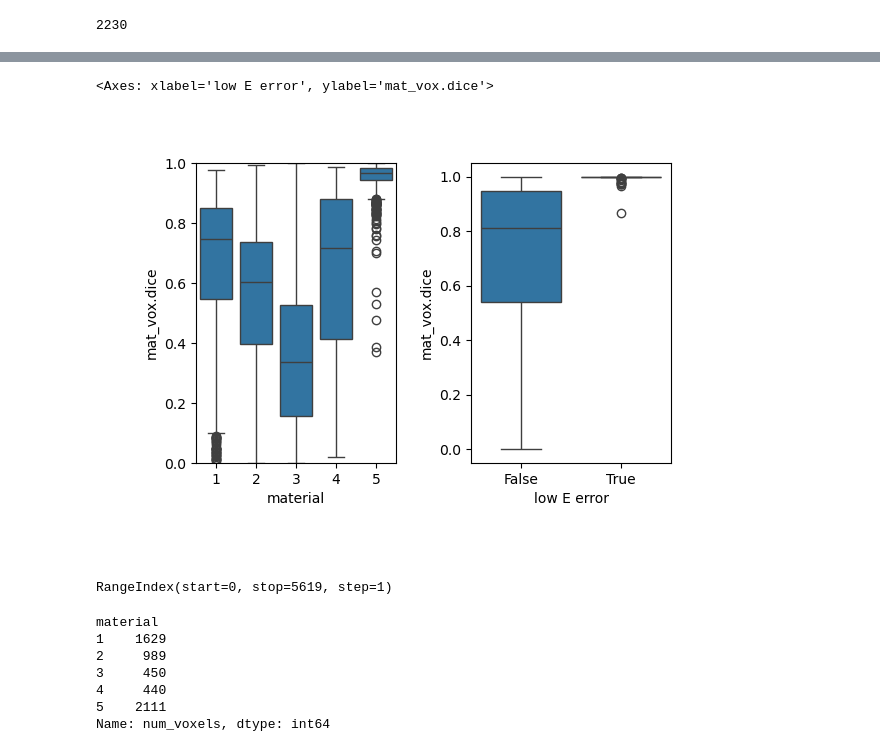
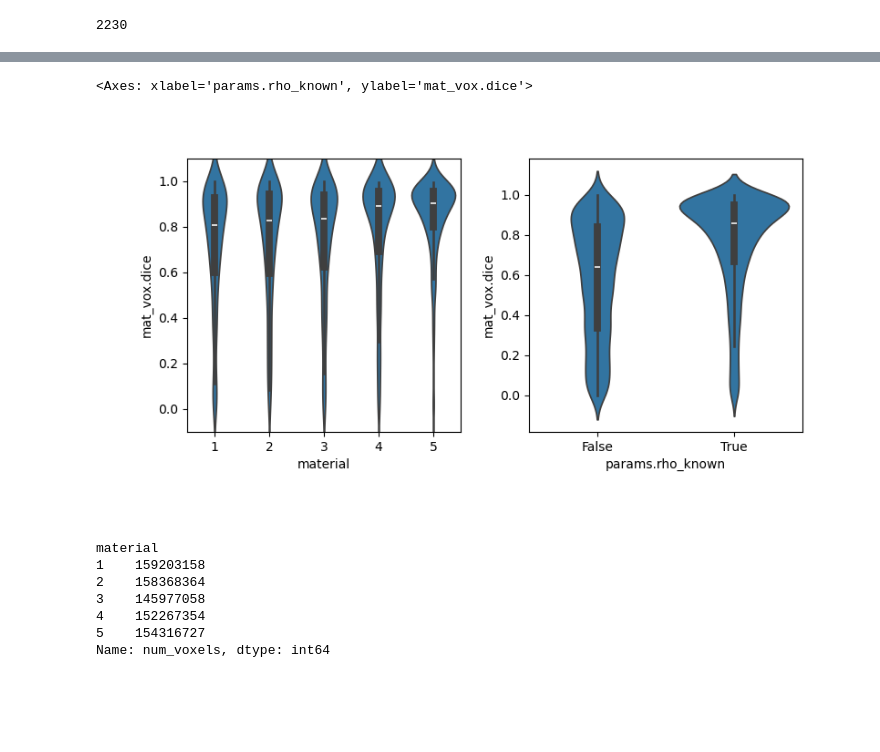
Before and after one commit to mattragoza/lung-project, a Jupyter notebook: notebooks/shapenet/21-optimize-experiment.ipynb, the cells around one changed output, grey strips where cells are left out. Saved outputs shown, nothing was run; the diff lists cells and outputs as text; code cells hidden in the pictures; blank space fills up the shorter version.

```diff
--- a/notebooks/shapenet/21-optimize-experiment.ipynb
+++ b/notebooks/shapenet/21-optimize-experiment.ipynb
@@ -13,7 +13,8 @@ ps.set_verbose(False)
 ps.set_backend('slurm')
 # %%
 #csv_path = '2025-11-02_selected.csv'
-csv_path = '/ocean/projects/asc170022p/mtragoza/lung-project/subjects.csv'
+#csv_path = '/ocean/projects/asc170022p/mtragoza/lung-project/notebooks/shapenet/2026-01-24_preprocessed.csv'
+csv_path = '/ocean/projects/asc170022p/mtragoza/lung-project/notebooks/shapenet/2026-01-26_preprocessed.csv'
 sel = pd.read_csv(csv_path)
 sel
 # %% [output]
@@ -163,7 +164,9 @@ len(grid)
 # %% [output]
 2230
 # %%
-base_dir = '2026-01-13_optimize' # ECCV- uniform material prior, DICE score + rasterization
+#base_dir = '2026-01-13_optimize' # ECCV- uniform material prior, DICE score + rasterization
+#base_dir = '2026-01-24_optimize' # ECCV- filter out single-material preprocessed examples
+base_dir = '2026-01-26_optimize' # ECCV- fix per-subject seed for material sampling
 
 template = '''\
 #!/bin/bash
@@ -171,7 +174,7 @@ template = '''\
 #SBATCH --account=asc170022p
 #SBATCH --partition=GPU-shared
 #SBATCH --gres=gpu:1
-#SBATCH --mem=32G
+#SBATCH --mem=22750M
 #SBATCH -x v020
 #SBATCH -t 24:00:00
 
@@ -262,0 +267,2 @@ array(['v020'], dtype=object)
+# %%
+jobs.loc[jobs.job_state == 'FAILED', 'job_id'] = pd.NA
@@ -263,3 +272,3 @@ array(['v020'], dtype=object)
 # %%
-#jobs.loc[:, 'job_id'] = pd.NA
-#jobs = ps.submit(jobs)
+jobs = ps.submit(jobs)
+jobs
@@ -631,49 +489,41 @@ ex_df.groupby(['params.rho_known'])[['res_cell.rms', 'u_cell.nrmse', 'E_cell.nrm
 # %%
 fig, axes = mpl_viz.subplot_grid(
     1, 2,
     ax_height=3,
-    ax_width=2,
+    ax_width=3,
     padding=[1.0, 0.5, 1.0, 0.5],
     spacing=[0.75, 0.75]
 )
 
-sns.boxplot(
+sns.violinplot(
     mat_df[
         (mat_df['params.rho_known'] == True)
     ],
     x='material',
     y='mat_vox.dice',
     ax=axes[0,0]
 )
-axes[0,0].set_ylim(0.0, 1.0)
+axes[0,0].set_ylim(-0.1, 1.1)
 
-mat_df['low E error'] = mat_df['E_cell.nrmse'] < 1e-3
-
-sns.boxplot(
-    mat_df[
-        (mat_df['params.rho_known'] == True)
-    ],
-    x='low E error',
+sns.violinplot(
+    mat_df,
+    x='params.rho_known',
     y='mat_vox.dice',
     ax=axes[0,1]
 )
 # %% [output]
-<Axes: xlabel='low E error', ylabel='mat_vox.dice'>
+<Axes: xlabel='params.rho_known', ylabel='mat_vox.dice'>
-[figure, old version]
+[figure, new version]
 # %%
-mat_df[
+mat_df.groupby(['material'])['num_voxels'].sum()
 # %% [output]
-RangeIndex(start=0, stop=5619, step=1)
+material
+1    159203158
+2    158368364
+3    145977058
+4    152267354
+5    154316727
+Name: num_voxels, dtype: int64
-# %%
-mat_df.groupby(['material'])['num_voxels'].count()
-# %% [output]
-material
-1    1629
-2     989
-3     450
-4     440
-5    2111
-Name: num_voxels, dtype: int64
 # %%
 mat_df
 # %% [output]
```
Also changed, not shown: parts of 33 cells of this notebook, 2 other files.
